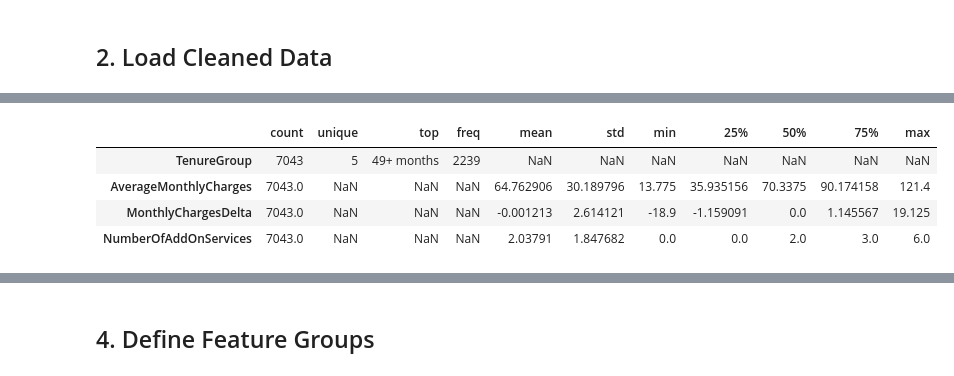
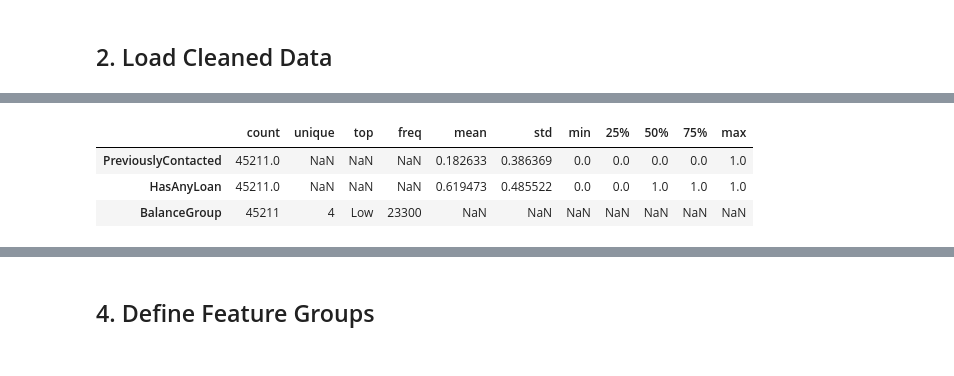
Before and after one commit to PatriciaDelgadoGorostiza/ads2-bank-marketing-project, a Jupyter notebook: notebooks/03_feature_engineering.ipynb, the cells around one changed output, grey strips where cells are left out. Cells and saved outputs as stored; diff of their text form; code cells hidden in the pictures.

```diff
--- a/notebooks/03_feature_engineering.ipynb
+++ b/notebooks/03_feature_engineering.ipynb
@@ -56,13 +50,13 @@ TEST_SIZE = 0.2
 
 def find_project_root(start: Path) -> Path:
     for path in [start, *start.parents]:
-        if (path / "data" / "interim" / "telco_churn_cleaned.csv").exists():
+        if (path / "data" / "interim" / "bank_marketing_cleaned.csv").exists():
             return path
-    raise FileNotFoundError("Could not find project root with data/interim/telco_churn_cleaned.csv")
+    raise FileNotFoundError("Could not find project root with data/interim/bank_marketing_cleaned.csv")
 
 
 PROJECT_ROOT = find_project_root(Path.cwd())
-INTERIM_DATA_PATH = PROJECT_ROOT / "data" / "interim" / "telco_churn_cleaned.csv"
+INTERIM_DATA_PATH = PROJECT_ROOT / "data" / "interim" / "bank_marketing_cleaned.csv"
 PROCESSED_DIR = PROJECT_ROOT / "data" / "processed"
 
 print(f"Project root: {PROJECT_ROOT}")
@@ -271,0 +134,21 @@ Crear contadores (NumberOfAddOnServices).
+# %%
+def create_business_features(df):
+
+    featured = df.copy()
+
+    featured["PreviouslyContacted"] = (
+        featured["pdays"] != -1
+    ).astype("int64")
+
+    featured["HasAnyLoan"] = (
+        (featured["housing"] == "yes") |
+        (featured["loan"] == "yes")
+    ).astype("int64")
+
+    featured["BalanceGroup"] = pd.cut(
+        featured["balance"],
+        bins=[float("-inf"), 0, 1000, 5000, float("inf")],
+        labels=["Negative", "Low", "Medium", "High"],
+    ).astype("object")
+
+    return featured
@@ -295,16 +186,14 @@ Por eso la lógica de creación de variables y el pipeline entrenado deben guard
 # %%
 engineered_features = [
-    "TenureGroup",
-    "AverageMonthlyCharges",
-    "MonthlyChargesDelta",
-    "NumberOfAddOnServices",
+    "PreviouslyContacted",
+    "HasAnyLoan",
+    "BalanceGroup",
 ]
 
 featured_df[engineered_features].describe(include="all").T
 # %% [output]
 |  | count | unique | top | freq | mean | std | min | 25% | 50% | 75% | max |
-| TenureGroup | 7043 | 5 | 49+ months | 2239 | NaN | NaN | NaN | NaN | NaN | NaN | NaN |
-| AverageMonthlyCharges | 7043.0 | NaN | NaN | NaN | 64.762906 | 30.189796 | 13.775 | 35.935156 | 70.3375 | 90.174158 | 121.4 |
-| MonthlyChargesDelta | 7043.0 | NaN | NaN | NaN | -0.001213 | 2.614121 | -18.9 | -1.159091 | 0.0 | 1.145567 | 19.125 |
-| NumberOfAddOnServices | 7043.0 | NaN | NaN | NaN | 2.03791 | 1.847682 | 0.0 | 0.0 | 2.0 | 3.0 | 6.0 |
+| PreviouslyContacted | 45211.0 | NaN | NaN | NaN | 0.182633 | 0.386369 | 0.0 | 0.0 | 0.0 | 0.0 | 1.0 |
+| HasAnyLoan | 45211.0 | NaN | NaN | NaN | 0.619473 | 0.485522 | 0.0 | 0.0 | 1.0 | 1.0 | 1.0 |
+| BalanceGroup | 45211 | 4 | Low | 23300 | NaN | NaN | NaN | NaN | NaN | NaN | NaN |
 # %% [markdown]
```
Also changed, not shown: parts of 53 cells of this notebook, 7 other files.
